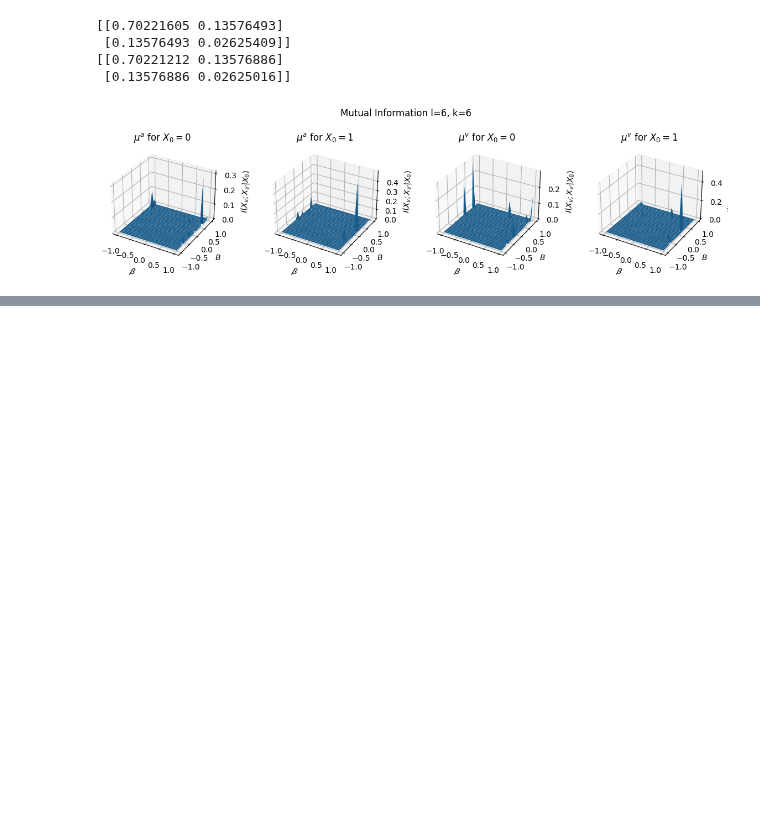
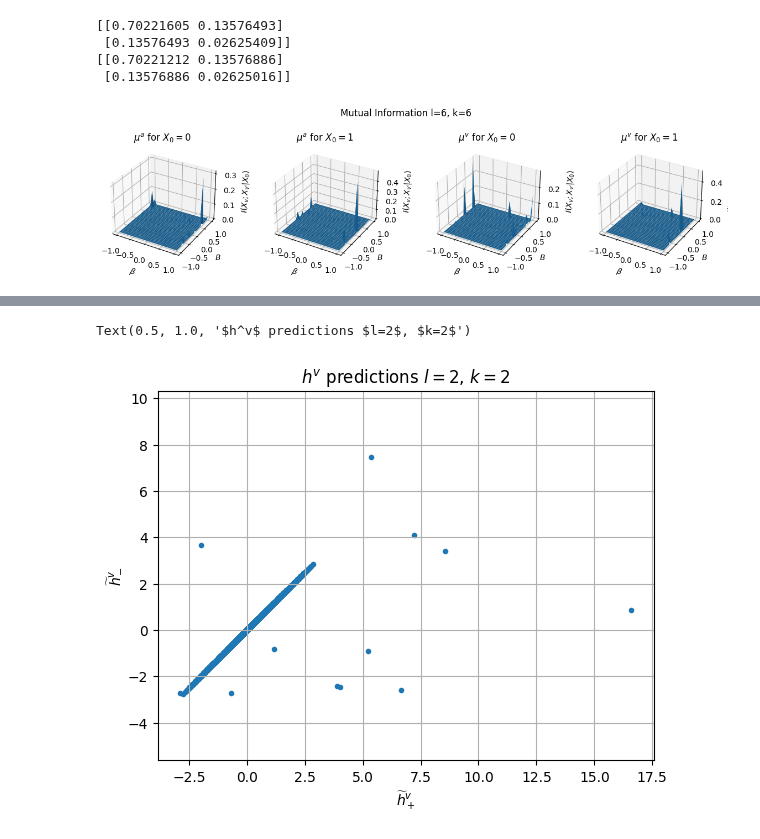
Before and after one commit to YizhongHu/statistical_mechanics_on_graphs, a Jupyter notebook: src/ising_bipartite.ipynb, the cells around one changed output, grey strips where cells are left out. Saved outputs shown, nothing was run; the diff lists cells and outputs as text; code cells hidden in the pictures; blank space fills up the shorter version.

```diff
--- a/src/ising_bipartite.ipynb
+++ b/src/ising_bipartite.ipynb
@@ -439,0 +509,18 @@ plt.savefig(f'../img/Ising_bptt/CI_l{l}_k{k}.png')
+# %%
+preds_pos = []
+preds_neg = []
+for mu, beta, B in zip(mu_a.reshape(-1, 2, l+1), betam.flatten(), Bm.flatten()):
+    pi_mu = edge_distribution_partial(mu, l)
+    h_v_neg = (np.log(pi_mu[0, 0] / pi_mu[0, 1]) / 2 - beta + B / k) / (1 - 1/l)
+    h_v_pos = -(np.log(pi_mu[1, 1] / pi_mu[1, 0]) / 2 - beta - B / k) / (1 - 1/l)
+    preds_pos.append(h_v_pos)
+    preds_neg.append(h_v_neg)
+plt.scatter(preds_pos, preds_neg, marker='.')
+plt.grid(True)
+plt.axis('equal')
+plt.xlabel('$\\widetilde{h}^v_+$')
+plt.ylabel('$\\widetilde{h}^v_-$')
+plt.title(f'$h^v$ predictions $l={l}$, $k={k}$')
+# %% [output]
+Text(0.5, 1.0, '$h^v$ predictions $l=2$, $k=2$')
+[figure, added]
```
Also changed, not shown: parts of 12 cells of this notebook, 3 other files.
